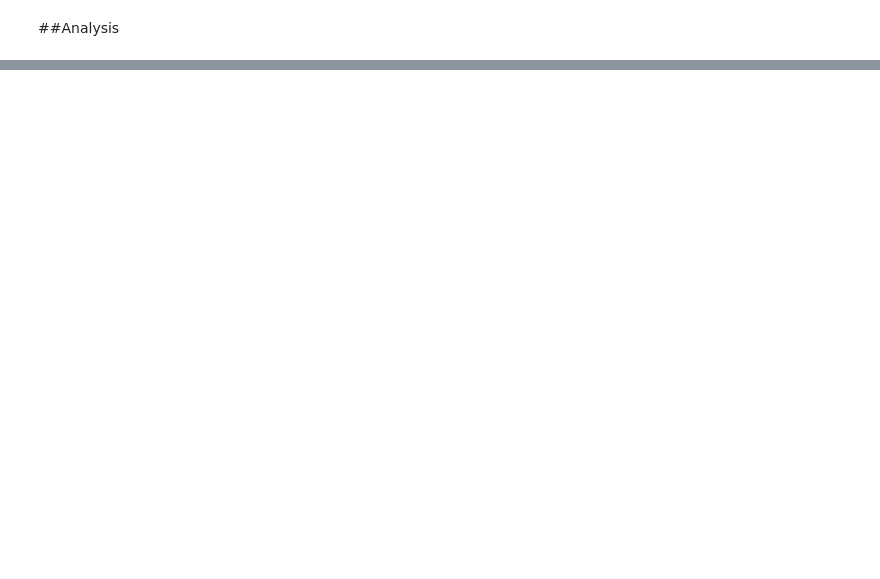
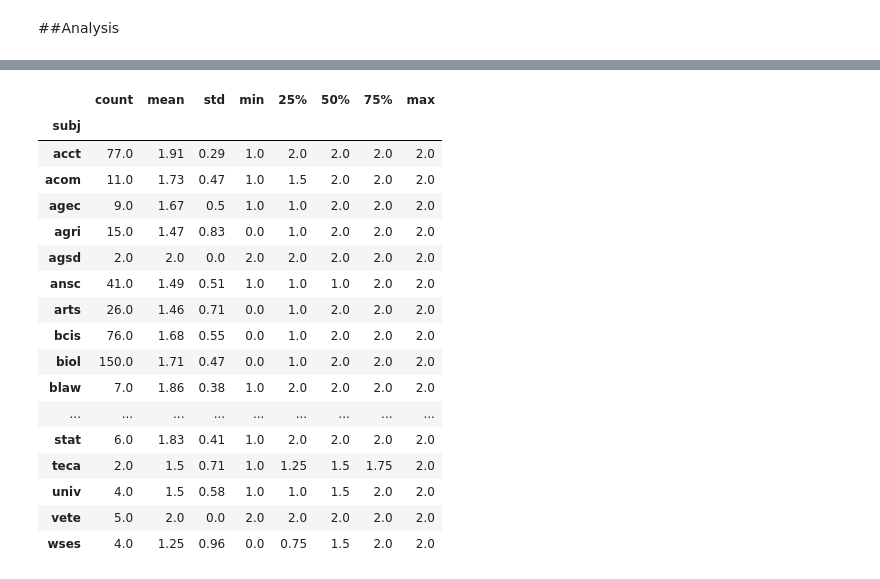
Before and after one commit to drscook/day1_materials, a Jupyter notebook: day1_materials_analysis.ipynb, the cells around one changed output, grey strips where cells are left out. Drawn from its saved outputs; the diff is of its cells as text; code cells hidden in the pictures; blank space fills up the shorter version.

```diff
--- a/day1_materials_analysis.ipynb
+++ b/day1_materials_analysis.ipynb
@@ -69,0 +118,25 @@ time: 14.1 ms (started: 2024-03-08 20:39:33 +00:00)
+# %%
+# How much do you use your materials (0=never, 1=occasionally, 2=often)
+U = pd.to_numeric(courses.set_index('subj')['use'].str[0]).convert_dtypes().groupby('subj').describe().dropna()
+disp(U.round(2), 100)
+# observe: lowest mean is READ at 1.14, which is still above 1=occasionally
+# seems to suggest that course materials are indeed getting used regularly
+# %% [output]
+|  | count | mean | std | min | 25% | 50% | 75% | max |
+| subj |  |  |  |  |  |  |  |  |
+| acct | 77.0 | 1.91 | 0.29 | 1.0 | 2.0 | 2.0 | 2.0 | 2.0 |
+| acom | 11.0 | 1.73 | 0.47 | 1.0 | 1.5 | 2.0 | 2.0 | 2.0 |
+| agec | 9.0 | 1.67 | 0.5 | 1.0 | 1.0 | 2.0 | 2.0 | 2.0 |
+| agri | 15.0 | 1.47 | 0.83 | 0.0 | 1.0 | 2.0 | 2.0 | 2.0 |
+| agsd | 2.0 | 2.0 | 0.0 | 2.0 | 2.0 | 2.0 | 2.0 | 2.0 |
+| ansc | 41.0 | 1.49 | 0.51 | 1.0 | 1.0 | 1.0 | 2.0 | 2.0 |
+| arts | 26.0 | 1.46 | 0.71 | 0.0 | 1.0 | 2.0 | 2.0 | 2.0 |
+| bcis | 76.0 | 1.68 | 0.55 | 0.0 | 1.0 | 2.0 | 2.0 | 2.0 |
+| biol | 150.0 | 1.71 | 0.47 | 0.0 | 1.0 | 2.0 | 2.0 | 2.0 |
+| blaw | 7.0 | 1.86 | 0.38 | 1.0 | 2.0 | 2.0 | 2.0 | 2.0 |
+| ... | ... | ... | ... | ... | ... | ... | ... | ... |
+| stat | 6.0 | 1.83 | 0.41 | 1.0 | 2.0 | 2.0 | 2.0 | 2.0 |
+| teca | 2.0 | 1.5 | 0.71 | 1.0 | 1.25 | 1.5 | 1.75 | 2.0 |
+| univ | 4.0 | 1.5 | 0.58 | 1.0 | 1.0 | 1.5 | 2.0 | 2.0 |
+| vete | 5.0 | 2.0 | 0.0 | 2.0 | 2.0 | 2.0 | 2.0 | 2.0 |
+| wses | 4.0 | 1.25 | 0.96 | 0.0 | 0.75 | 1.5 | 2.0 | 2.0 |
```
Also changed, not shown: parts of 10 cells of this notebook.
